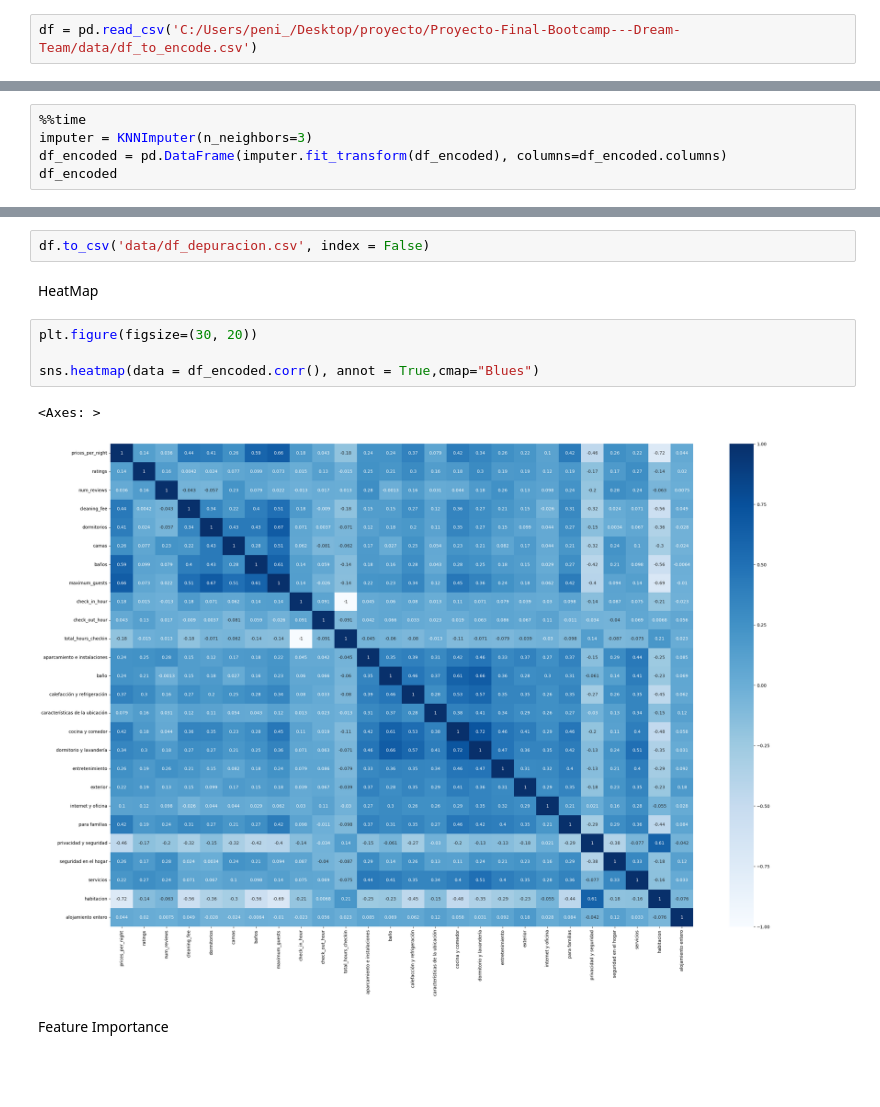
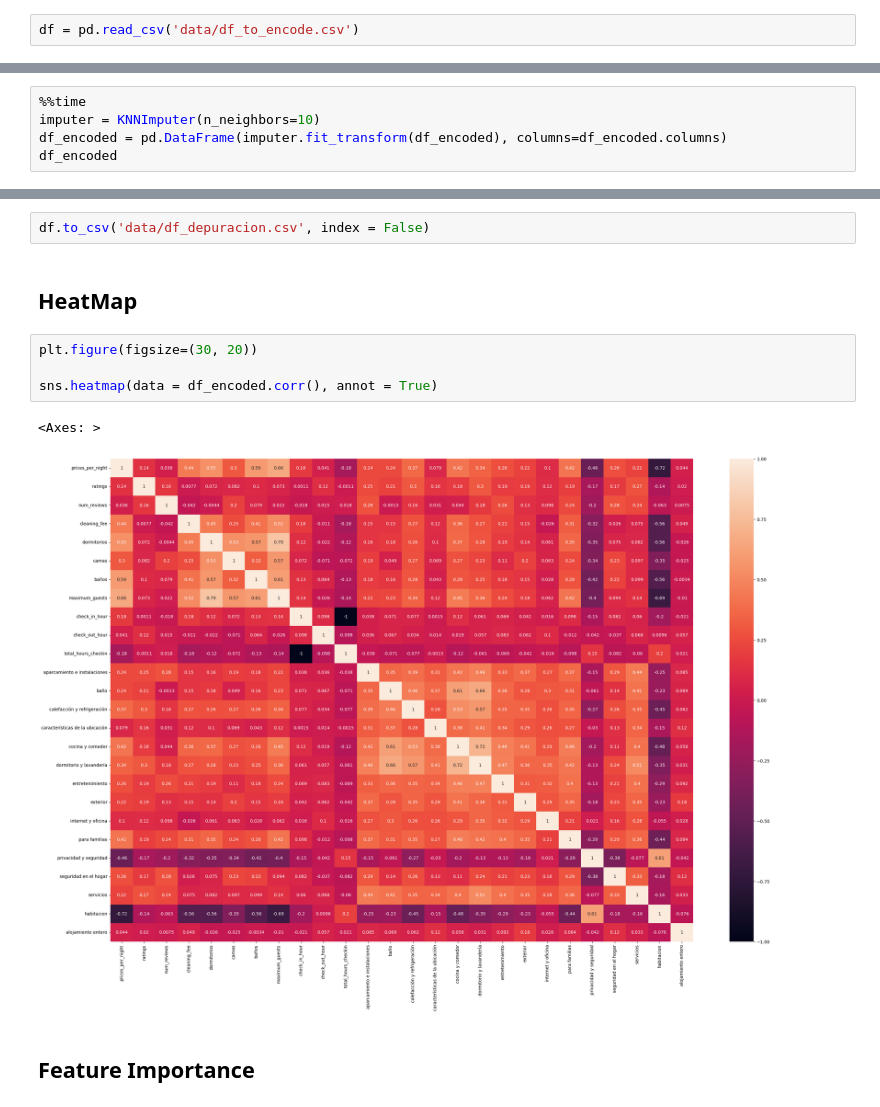
Before and after one commit to DiogoBernardoPT/Proyecto-Final-Bootcamp---Dream-Team, a Jupyter notebook: Depuración.ipynb, the cells around one changed output, grey strips where cells are left out. Drawn from its saved outputs; the diff is of its cells as text; blank space fills up the shorter version.

```diff
--- a/Depuración.ipynb
+++ b/Depuración.ipynb
@@ -13,2 +14,2 @@ from sklearn.ensemble import RandomForestRegressor
 # %%
-df = pd.read_csv('C:/Users/peni_/Desktop/proyecto/Proyecto-Final-Bootcamp---Dream-Team/data/df_to_encode.csv')
+df = pd.read_csv('data/df_to_encode.csv')
@@ -66,6 +95,6 @@ KNNImputer
 # %%
 %%time
-imputer = KNNImputer(n_neighbors=3)
+imputer = KNNImputer(n_neighbors=10)
 df_encoded = pd.DataFrame(imputer.fit_transform(df_encoded), columns=df_encoded.columns)
 df_encoded
 # %% [output]
@@ -90,17 +119,17 @@ Creamos una copia
 df = df_encoded.copy()
 # %%
 df.to_csv('data/df_depuracion.csv', index = False)
-# %% [markdown]
-HeatMap
+# %% [markdown]
+## HeatMap
 # %%
 plt.figure(figsize=(30, 20))
 
-sns.heatmap(data = df_encoded.corr(), annot = True,cmap="Blues")
+sns.heatmap(data = df_encoded.corr(), annot = True)
 # %% [output]
 <Axes: >
-[figure, old version]
+[figure, new version]
-# %% [markdown]
-Feature Importance
+# %% [markdown]
+## Feature Importance
 # %%
 %%time
 
```
Also changed, not shown: parts of 14 cells of this notebook, 3 other files.
